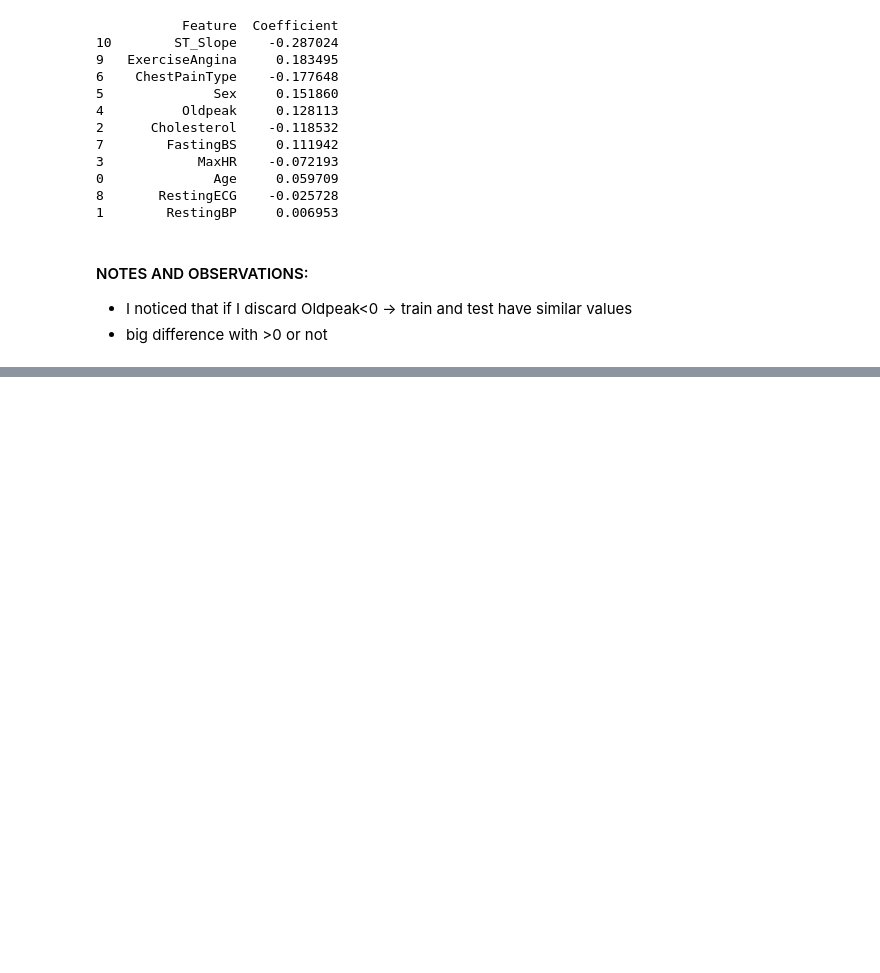
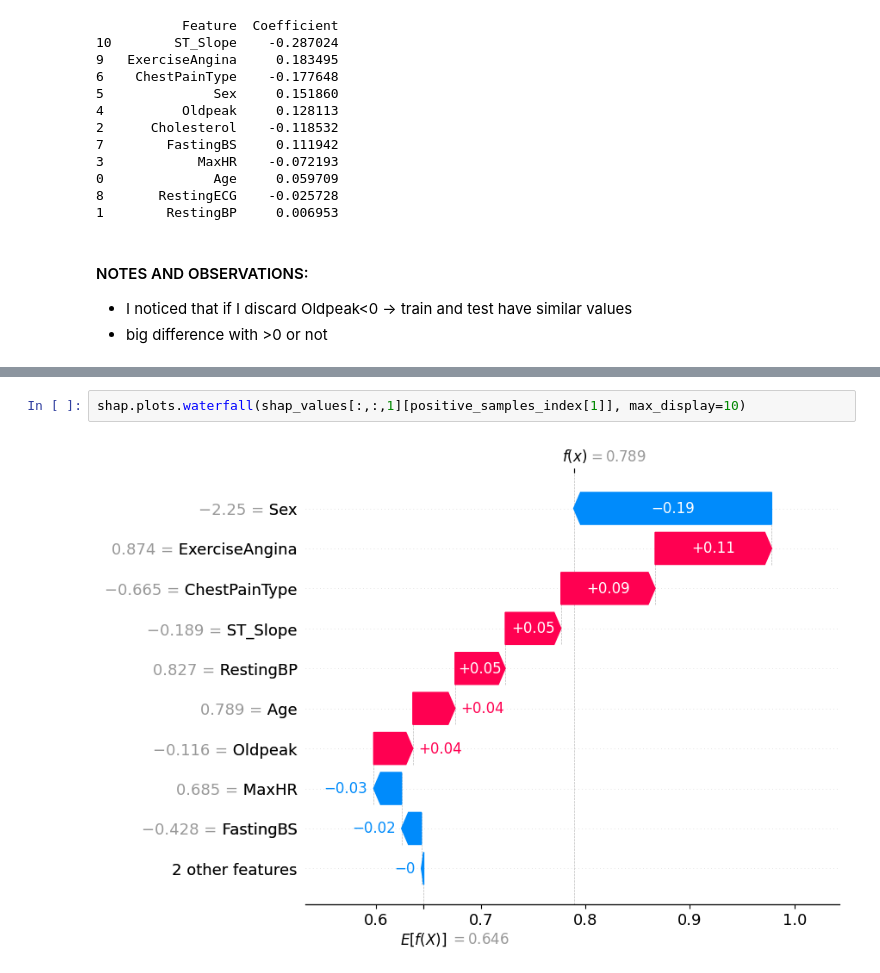
Before and after one commit to nexusfb/ETH-MLxHC-Interpretable-Medical-Data-Classification, a Jupyter notebook: pjt1_pt1.ipynb, the cells around one changed output, grey strips where cells are left out. Saved outputs shown, nothing was run; the diff lists cells and outputs as text; blank space fills up the shorter version.

```diff
--- a/pjt1_pt1.ipynb
+++ b/pjt1_pt1.ipynb
@@ -321,0 +416,4 @@ print(coefficients_df)
+# %%
+shap.plots.waterfall(shap_values[:,:,1][positive_samples_index[1]], max_display=10)
+# %% [output]
+[figure, added]
```
Also changed, not shown: parts of 19 cells of this notebook.
